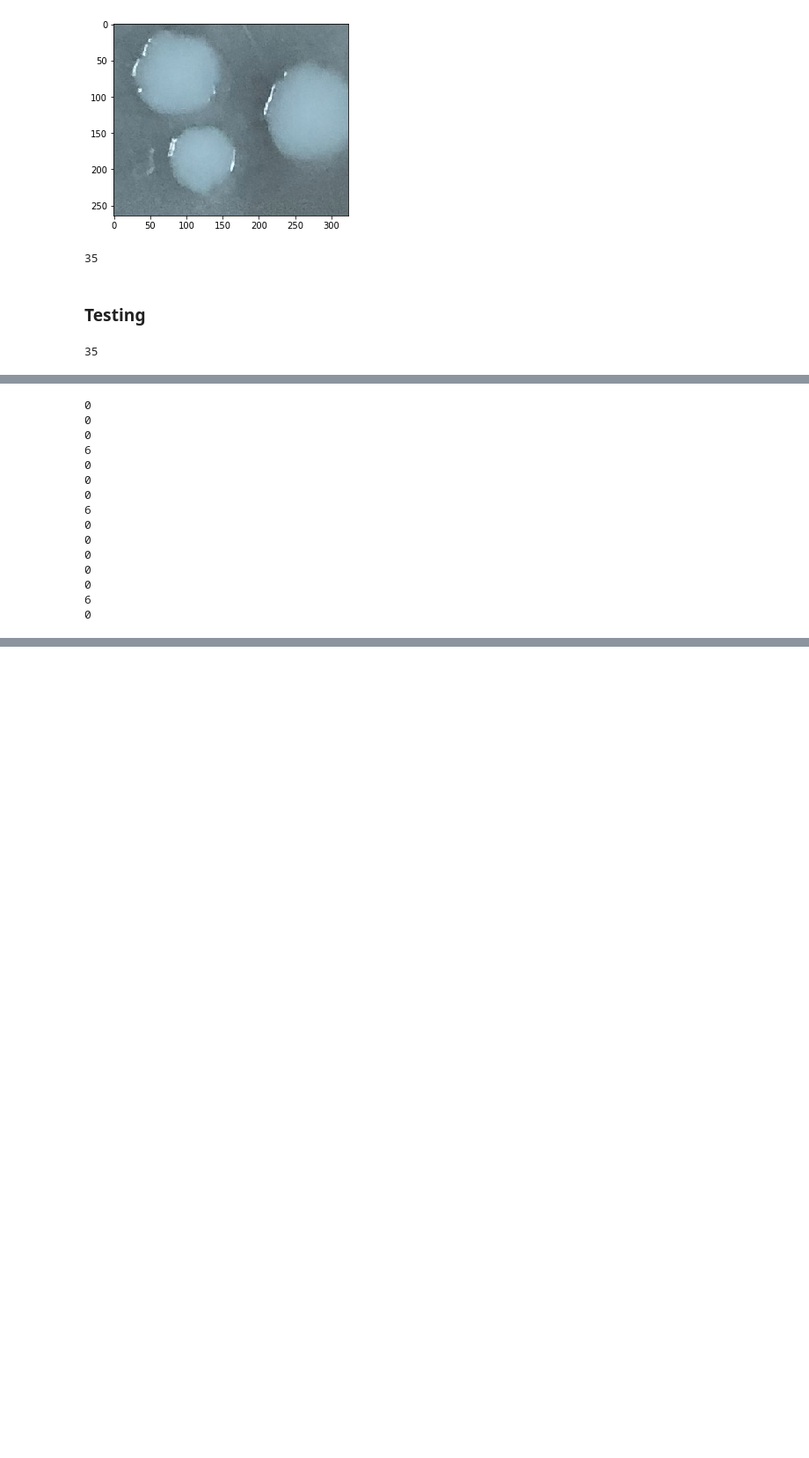
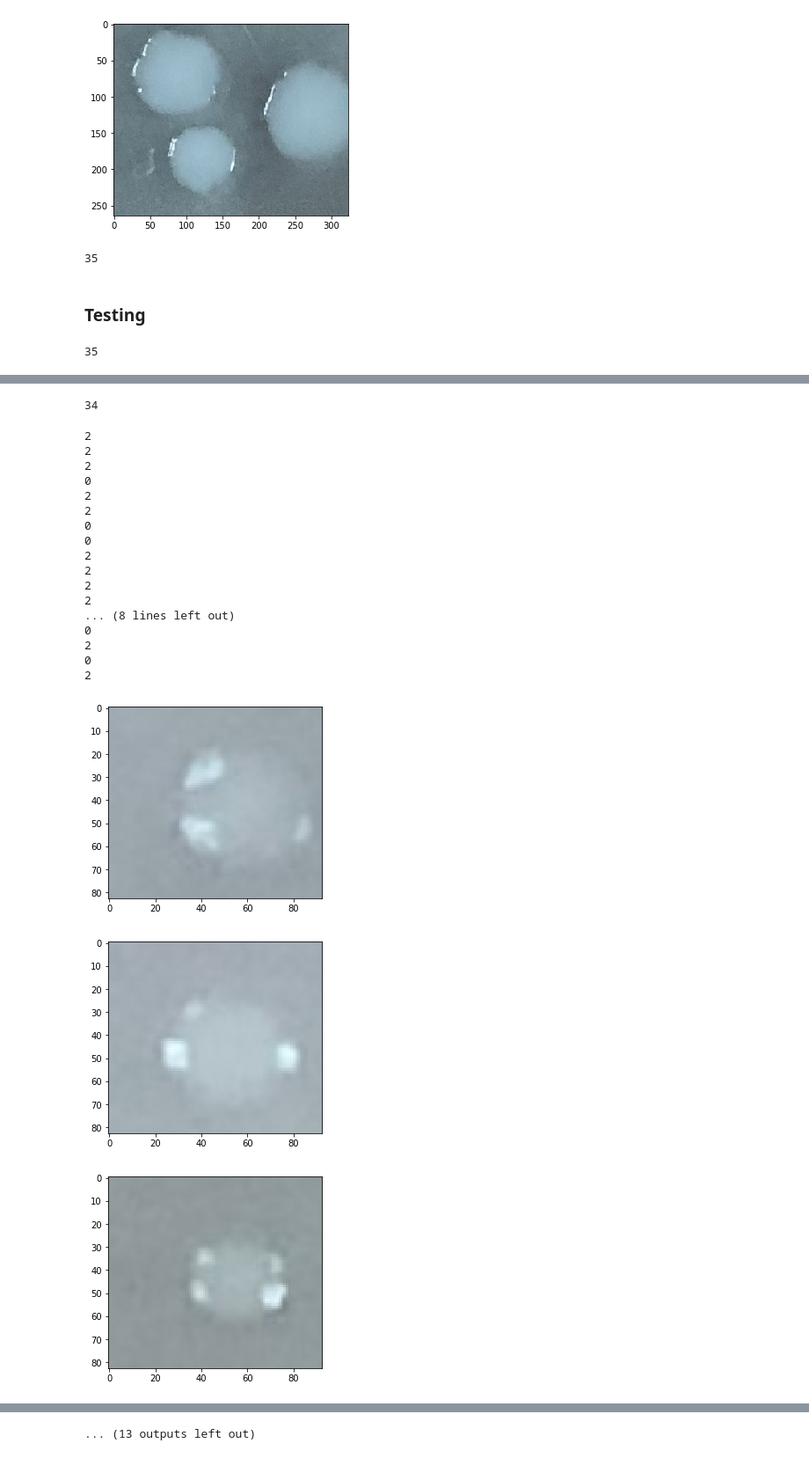
Before and after one commit to aschams/Marsican, a Jupyter notebook: Detect_Circles.ipynb, the cells around one changed output, grey strips where cells are left out. Shown at 88% size. Cells and saved outputs as stored; diff of their text form; code cells hidden in the pictures; blank space fills up the shorter version.

```diff
--- a/Detect_Circles.ipynb
+++ b/Detect_Circles.ipynb
@@ -501,20 +519,35 @@ mc5 = complete_fit("/Volumes/Samsung_T5/Segmentation_Data/Sukharev_Lab_Data/plat
+# %%
+mc5 = complete_fit("F:\\Segmentation_Data\\Sukharev_Lab_Data\\plates\\VC0395_350mOsm_22.jpg",
+                   "F:\\Segmentation_Data\\Sukharev_Lab_Data\\colonies\\VC0395_350mOsm_22_colony.jpg",
+                   "data/res_22.png",
+                   "data/res_22_count.png",
+                  threshold=0.55)
+# %% [output]
+34
 # %%
 for mc in mc5:
     ex = prep_for_NN(mc)
+    plt.figure()
     print(find_num_cols_rot(ex, model))
+    plt.imshow(mc)
 # %% [output]
+2
+2
+2
+0
+2
+2
 0
 0
+2
+2
+2
+2
+... (8 lines left out)
 0
-6
+2
 0
-0
-0
-6
-0
-0
-0
-0
-0
-6
-0
+2
+[figure, added]
+[figure, added]
+[figure, added]
@@ -520,0 +562 @@ for mc in mc5:
+... (13 outputs left out)
```
Also changed, not shown: parts of 7 cells of this notebook, 1 other file.
